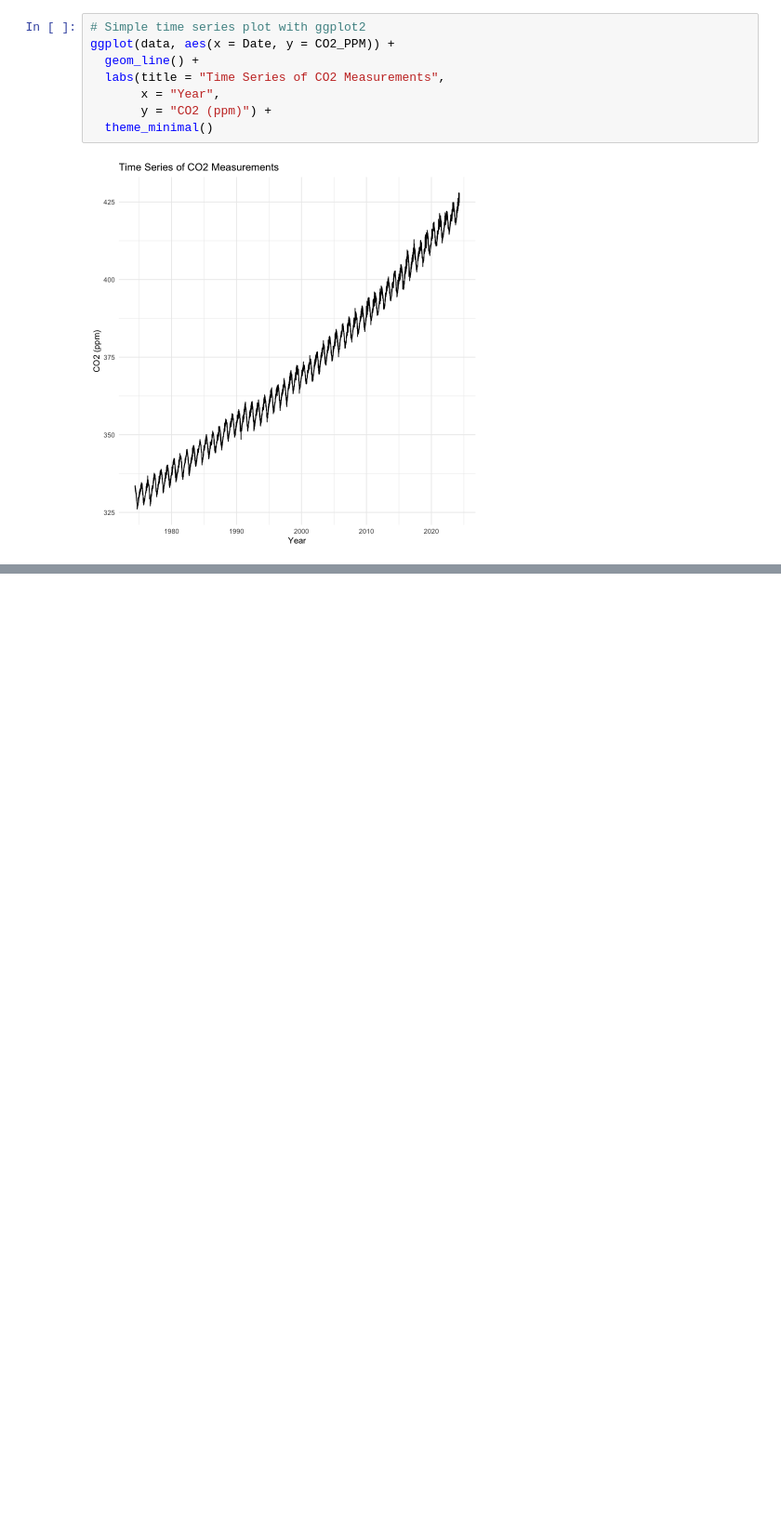
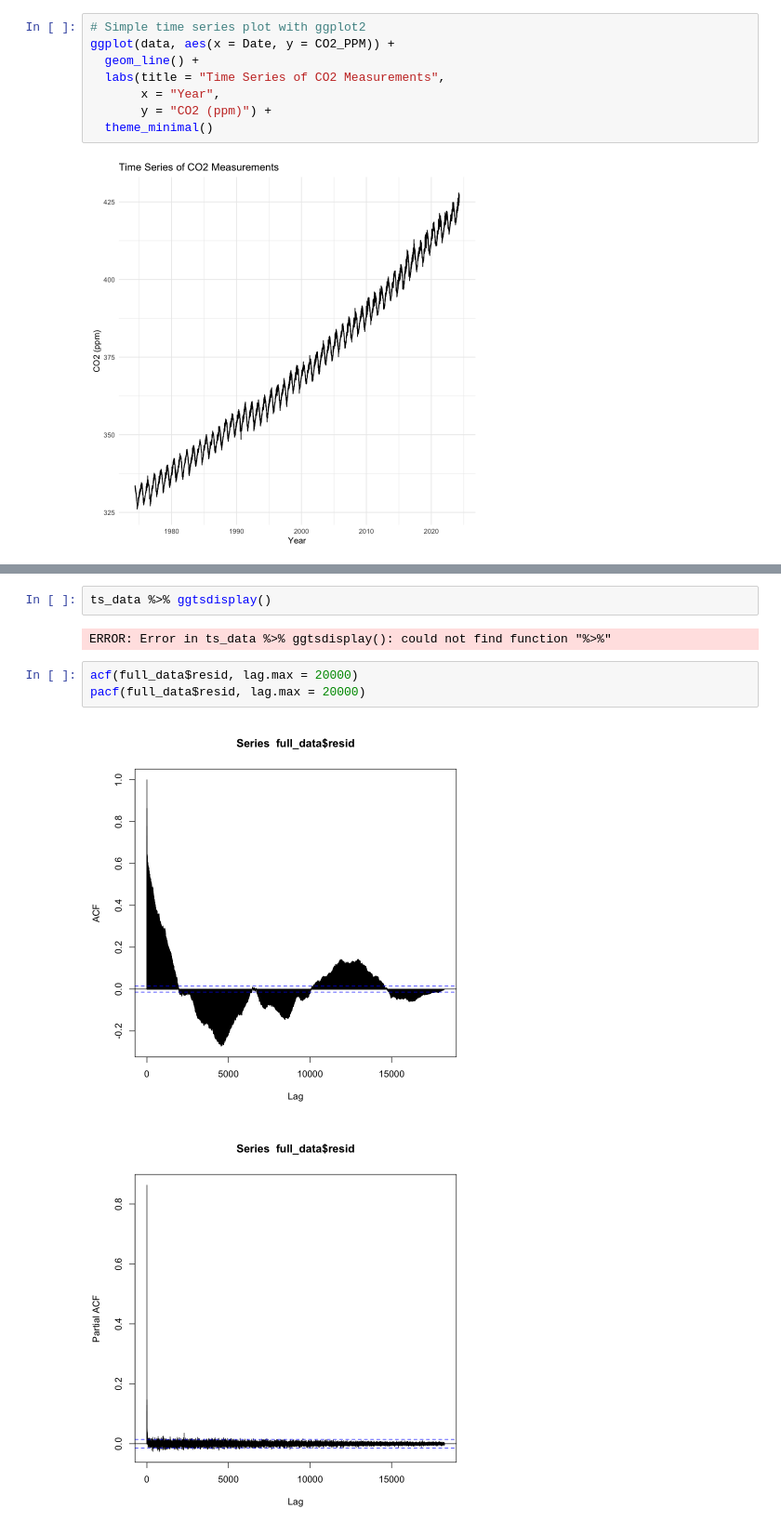
Before and after one commit to DavidAlm123/Time-Series-Analysis-Projects, a Jupyter notebook: Part A/main.ipynb, the cells around one changed output, grey strips where cells are left out. Shown at 93% size. Saved outputs shown, nothing was run; the diff lists cells and outputs as text; blank space fills up the shorter version.

```diff
--- a/Part A/main.ipynb
+++ b/Part A/main.ipynb
@@ -85,0 +189,10 @@ ggplot(data, aes(x = Date, y = CO2_PPM)) +
+# %%
+ts_data %>% ggtsdisplay()
+# %% [output]
+ERROR: Error in ts_data %>% ggtsdisplay(): could not find function "%>%"
+# %%
+acf(full_data$resid, lag.max = 20000)
+pacf(full_data$resid, lag.max = 20000)
+# %% [output]
+[figure, added]
+[figure, added]
```
Also changed, not shown: parts of 17 cells of this notebook.
